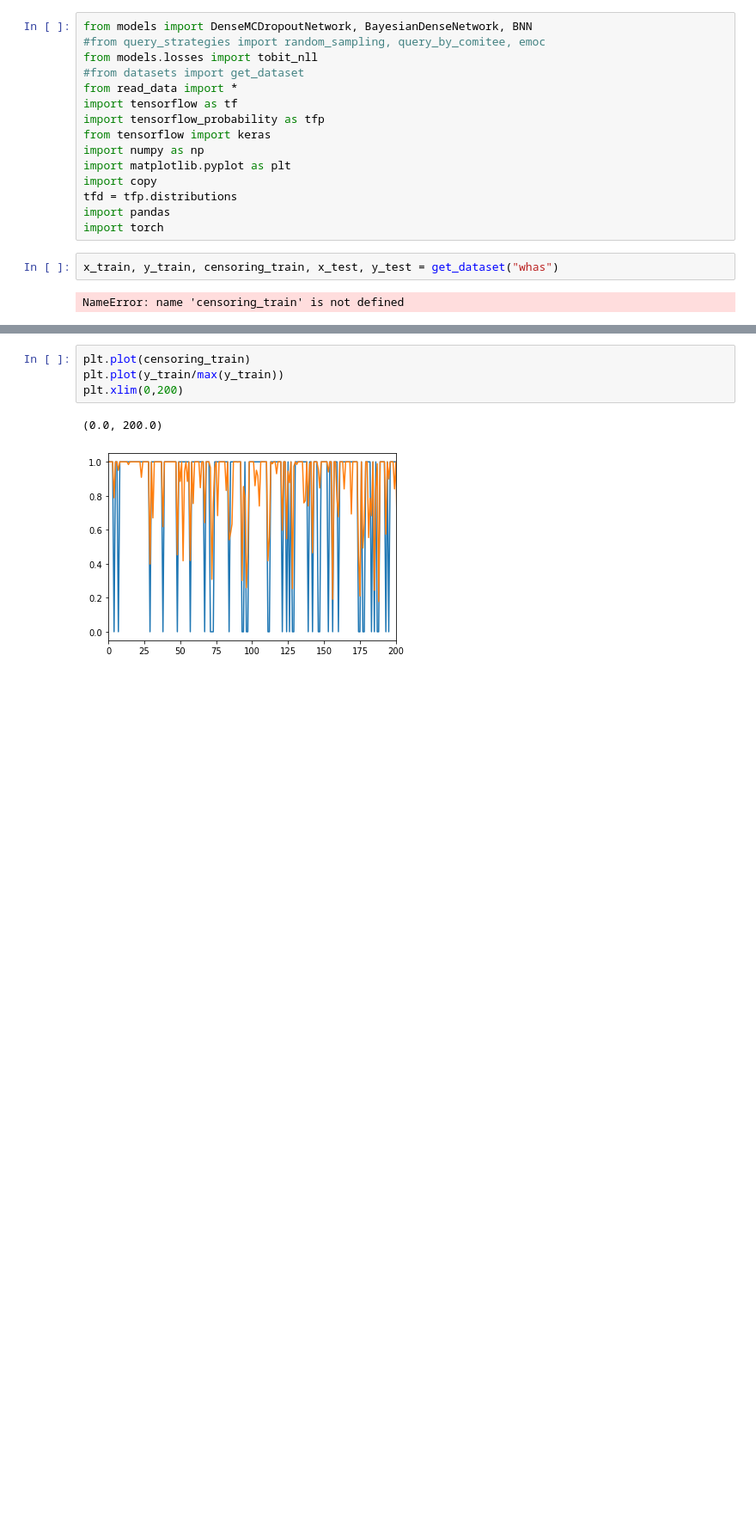
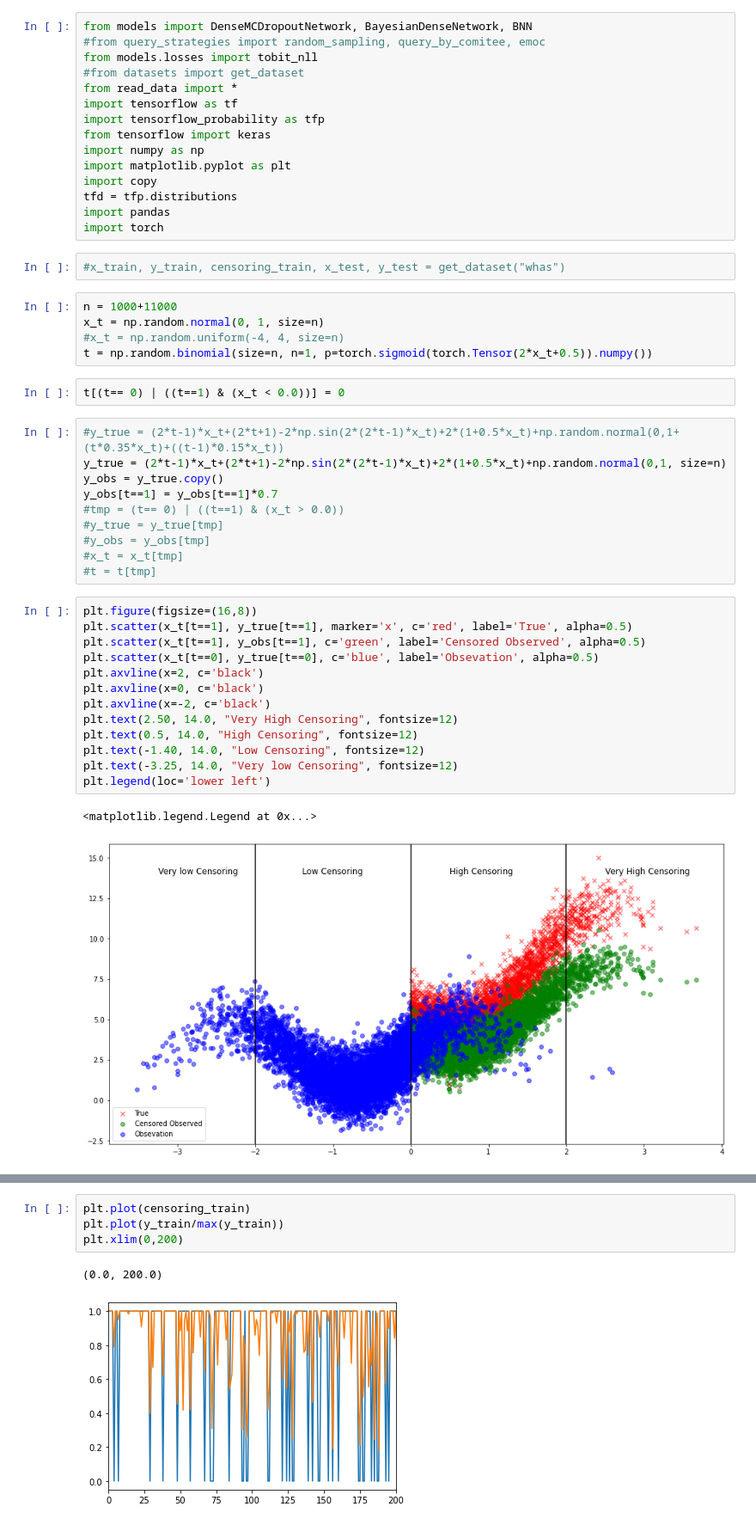
Before and after one commit to fbohu/Censored-Active-Learning, a Jupyter notebook: init.ipynb, the cells around one changed output, grey strips where cells are left out. Shown at 86% size. Saved outputs shown, nothing was run; the diff lists cells and outputs as text; blank space fills up the shorter version.

Commit message:
run of source /home/fbohy/censored_active_learning/AL/bin/activate

```diff
--- a/init.ipynb
+++ b/init.ipynb
@@ -14,6 +14,37 @@ tfd = tfp.distributions
 import pandas
 import torch
 # %%
-x_train, y_train, censoring_train, x_test, y_test = get_dataset("whas")
+#x_train, y_train, censoring_train, x_test, y_test = get_dataset("whas")
-# %% [output]
-NameError: name 'censoring_train' is not defined
+# %%
+n = 1000+11000
+x_t = np.random.normal(0, 1, size=n)
+#x_t = np.random.uniform(-4, 4, size=n)
+t = np.random.binomial(size=n, n=1, p=torch.sigmoid(torch.Tensor(2*x_t+0.5)).numpy())
+# %%
+t[(t== 0) | ((t==1) & (x_t < 0.0))] = 0
+# %%
+#y_true = (2*t-1)*x_t+(2*t+1)-2*np.sin(2*(2*t-1)*x_t)+2*(1+0.5*x_t)+np.random.normal(0,1+(t*0.35*x_t)+((t-1)*0.15*x_t))
+y_true = (2*t-1)*x_t+(2*t+1)-2*np.sin(2*(2*t-1)*x_t)+2*(1+0.5*x_t)+np.random.normal(0,1, size=n)
+y_obs = y_true.copy()
+y_obs[t==1] = y_obs[t==1]*0.7
+#tmp = (t== 0) | ((t==1) & (x_t > 0.0))
+#y_true = y_true[tmp]
+#y_obs = y_obs[tmp]
+#x_t = x_t[tmp]
+#t = t[tmp]
+# %%
+plt.figure(figsize=(16,8))
+plt.scatter(x_t[t==1], y_true[t==1], marker='x', c='red', label='True', alpha=0.5)
+plt.scatter(x_t[t==1], y_obs[t==1], c='green', label='Censored Observed', alpha=0.5)
+plt.scatter(x_t[t==0], y_true[t==0], c='blue', label='Obsevation', alpha=0.5)
+plt.axvline(x=2, c='black')
+plt.axvline(x=0, c='black')
+plt.axvline(x=-2, c='black')
+plt.text(2.50, 14.0, "Very High Censoring", fontsize=12)
+plt.text(0.5, 14.0, "High Censoring", fontsize=12)
+plt.text(-1.40, 14.0, "Low Censoring", fontsize=12)
+plt.text(-3.25, 14.0, "Very low Censoring", fontsize=12)
+plt.legend(loc='lower left')
+# %% [output]
+<matplotlib.legend.Legend at 0x...>
+[figure, added]
```
Also changed, not shown: parts of 1 cell of this notebook, 8 other files.
